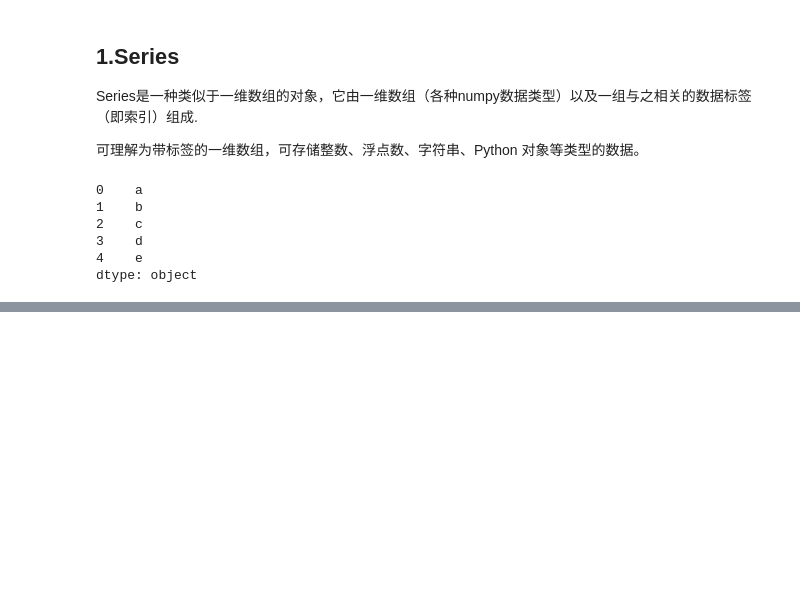
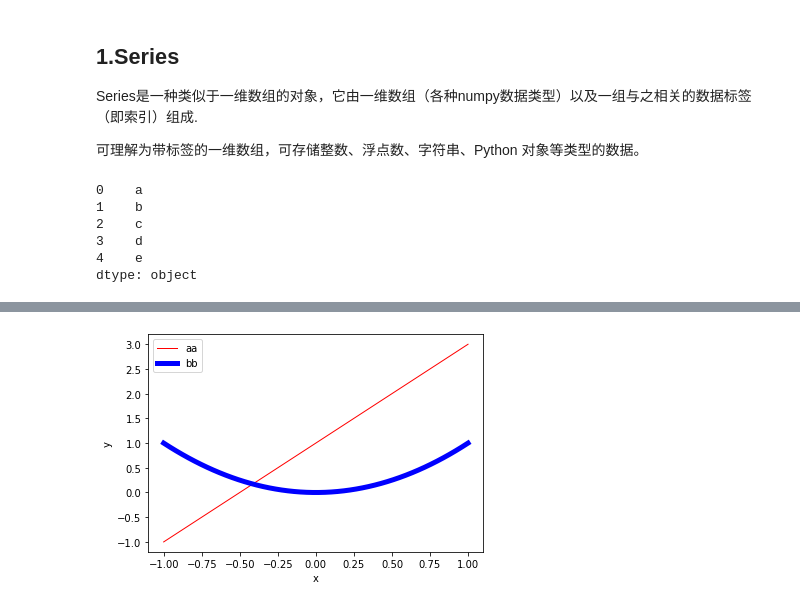
Before and after one commit to CCP101/2022NLP_Course, a Jupyter notebook: MLP/1.ipynb, the cells around one changed output, grey strips where cells are left out. Cells and saved outputs as stored; diff of their text form; code cells hidden in the pictures; blank space fills up the shorter version.

```diff
--- a/MLP/1.ipynb
+++ b/MLP/1.ipynb
@@ -190,0 +553,14 @@ print(s)
+# %%
+import matplotlib.pyplot as plt
+import numpy as np
+
+l1, = plt.plot(x,y1,color='red',linewidth=1)
+l2, = plt.plot(x,y2,color='blue',linewidth=5)
+plt.legend(handles=[l1,l2],labels=['aa','bb'],loc='best')
+plt.xlabel('x')
+plt.ylabel('y')
+# plt.xlim((0,1))  #x轴只截取一段进行显示
+# plt.ylim((0,1))  #y轴只截取一段进行显示
+plt.show()
+# %% [output]
+[figure, added]
```
Also changed, not shown: parts of 27 cells of this notebook.
